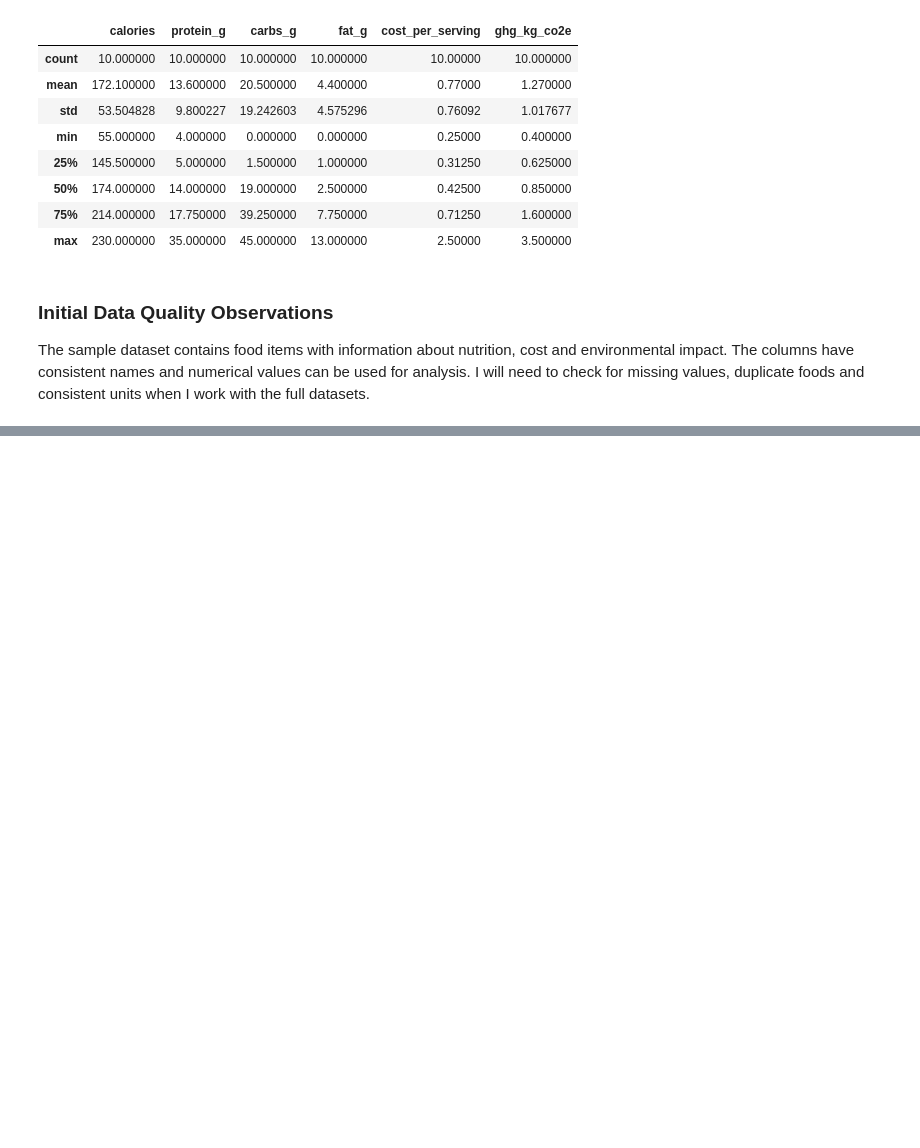
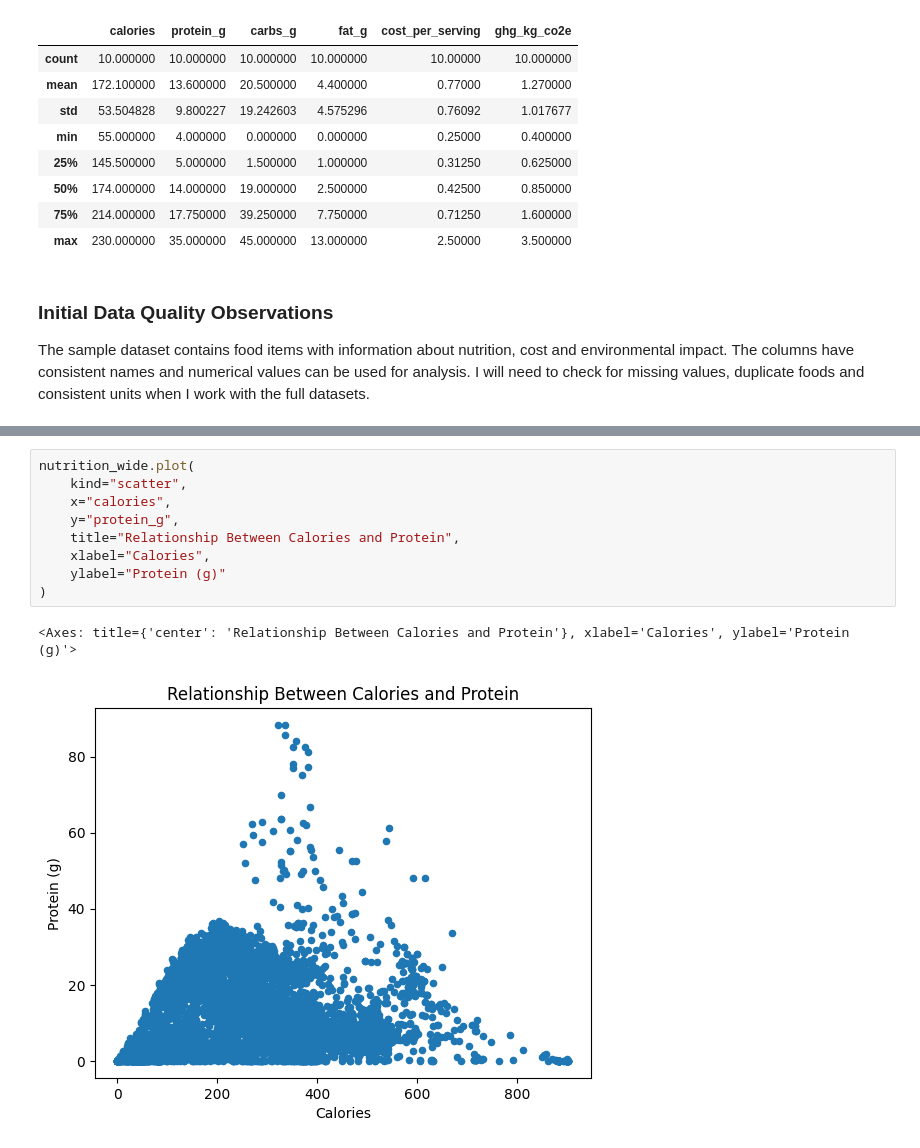
Before and after one commit to albabbitt13-commits/smart-sustainable-meal-optimizer, a Jupyter notebook: notebooks/01_data_exploration.ipynb, the cells around one changed output, grey strips where cells are left out. Saved outputs shown, nothing was run; the diff lists cells and outputs as text; blank space fills up the shorter version.

```diff
--- a/notebooks/01_data_exploration.ipynb
+++ b/notebooks/01_data_exploration.ipynb
@@ -103,0 +521,12 @@ The sample dataset contains food items with information about nutrition, cost an
+# %%
+nutrition_wide.plot(
+    kind="scatter",
+    x="calories",
+    y="protein_g",
+    title="Relationship Between Calories and Protein",
+    xlabel="Calories",
+    ylabel="Protein (g)"
+)
+# %% [output]
+<Axes: title={'center': 'Relationship Between Calories and Protein'}, xlabel='Calories', ylabel='Protein (g)'>
+[figure, added]
```
Also changed, not shown: parts of 197 cells of this notebook, 18 other files.
